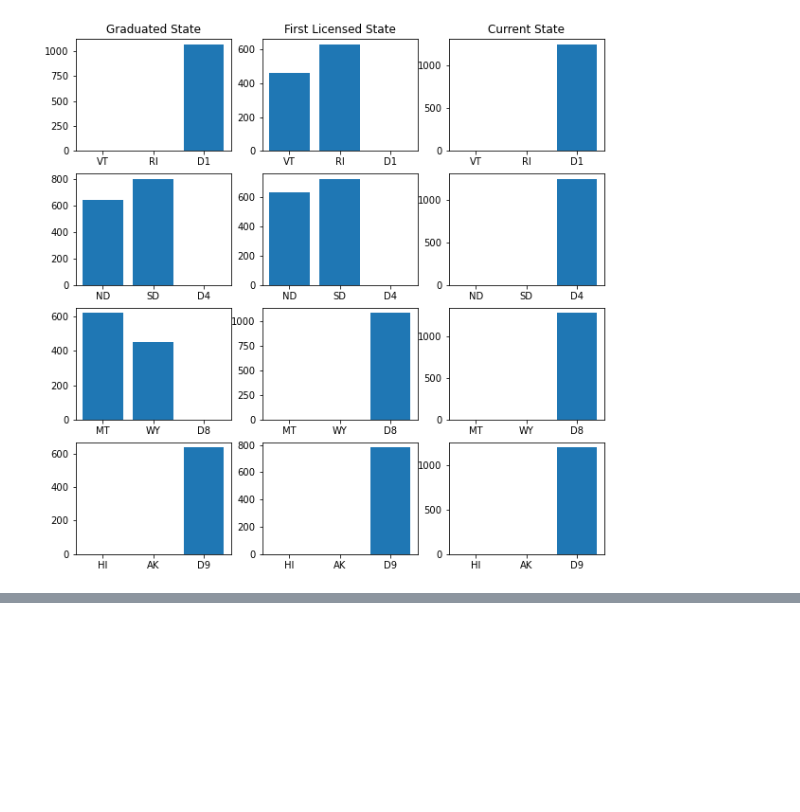
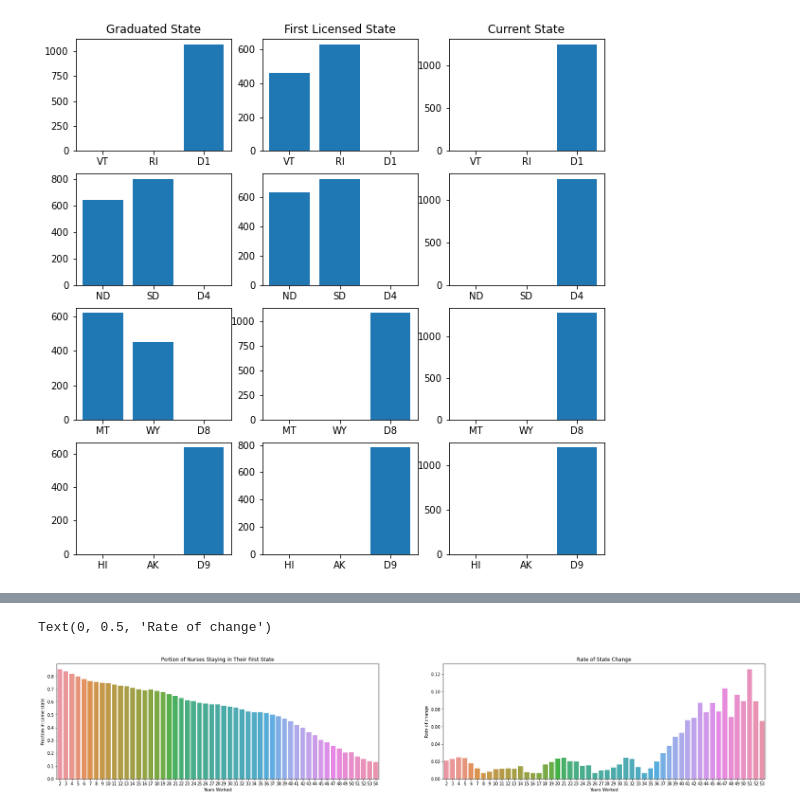
Before and after one commit to tk0802kim/Analysis-of-Nursing-Data, a Jupyter notebook: nursing_analysis.ipynb, the cells around one changed output, grey strips where cells are left out. Drawn from its saved outputs; the diff is of its cells as text; code cells hidden in the pictures; blank space fills up the shorter version.

```diff
--- a/nursing_analysis.ipynb
+++ b/nursing_analysis.ipynb
@@ -60,0 +120,53 @@ Let's examine the relation between graduated state and first licensed state. I w
+# %%
+#check if first state and current state is the same. If one is a D region, use both. If one entry is .L, get rid of it
+#1 = same, 0 = not same, -1 = omit
+ss = np.zeros(df_2018.shape[0],dtype=int)
+for i in range(len(ss)):
+
+    cs= df_2018.PN_LOC_ST_PUF[i]  #current state
+    fs =df_2018.ED_FRN_ST_PUF[i]
+
+    #if(fs =='.L') or (cs=='.L'):    #check if they are still working
+    if fs =='.L':
+        ss[i] = -1
+    elif fs == cs:
+        ss[i] = 1
+    elif (fs in region):
+        if cs in region[fs]:
+            ss[i] = 1
+    elif(cs in region):
+        if fs in region[cs]:
+            ss[i] = 1
+
+yrw = (2018-df_2018.ED_FRN_YR_PUF.astype('int')).to_numpy()
+yb = pd.DataFrame({'years_worked':yrw,'same_state':ss,'weight':weight}).loc[lambda df:df['same_state']!=-1,:]
+
+""""make histogram to explore data"""
+hist_bins = np.zeros(yb.years_worked.unique().max())
+
+for i in range(len(hist_bins)):
+    tot = yb['weight'][yb['years_worked']==i].sum()
+    ss = yb['weight'][(yb['years_worked']==i)&(yb['same_state']==1)].sum()
+    if tot != 0:
+        hist_bins[i] = ss/tot
+
+from scipy.ndimage.filters import uniform_filter1d
+y = uniform_filter1d(hist_bins[2:], size=5)
+barplot_x = [str(int) for int in range(len(hist_bins))]
+fig, ax = plt.subplots(1,2,figsize=(30,5))
+sns.barplot(x=barplot_x[2:],y=y,ax=ax[0])
+ax[0].set_title('Portion of Nurses Staying in Their First State')
+ax[0].set_xlabel('Years Worked')
+ax[0].set_ylabel('Fraction in same state')
+
+ydiff = np.zeros(len(y)-1)
+for i in range(len(ydiff)):
+    ydiff[i] = (y[i]-y[i+1])/y[i]
+yy = uniform_filter1d(ydiff, size=3)
+sns.barplot(x=barplot_x[2:-1],y=yy,ax=ax[1])
+ax[1].set_title('Rate of State Change')
+ax[1].set_xlabel('Years Worked')
+ax[1].set_ylabel('Rate of change')
+# %% [output]
+Text(0, 0.5, 'Rate of change')
+[figure, added]
```
Also changed, not shown: parts of 31 cells of this notebook, 22 other files.
